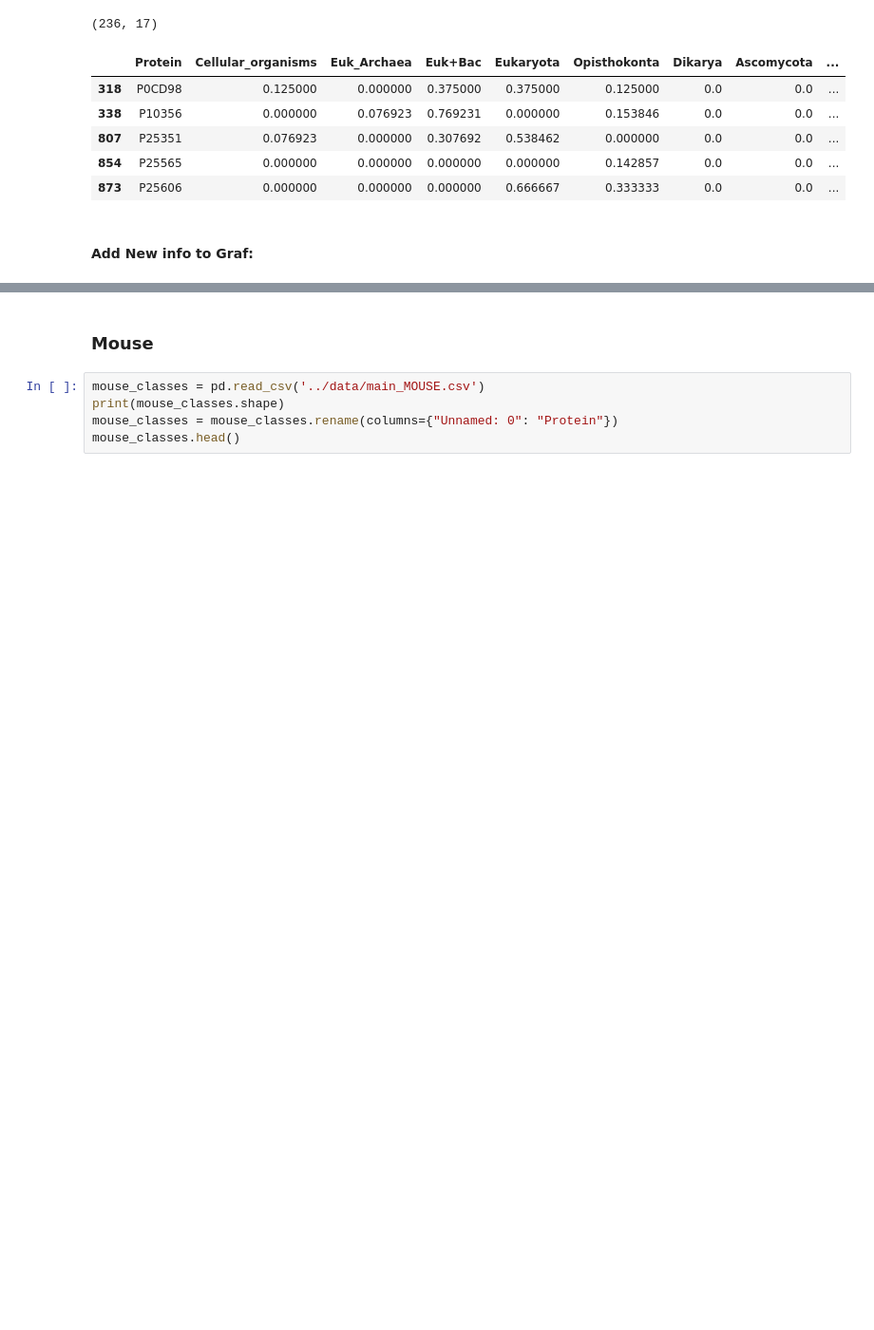
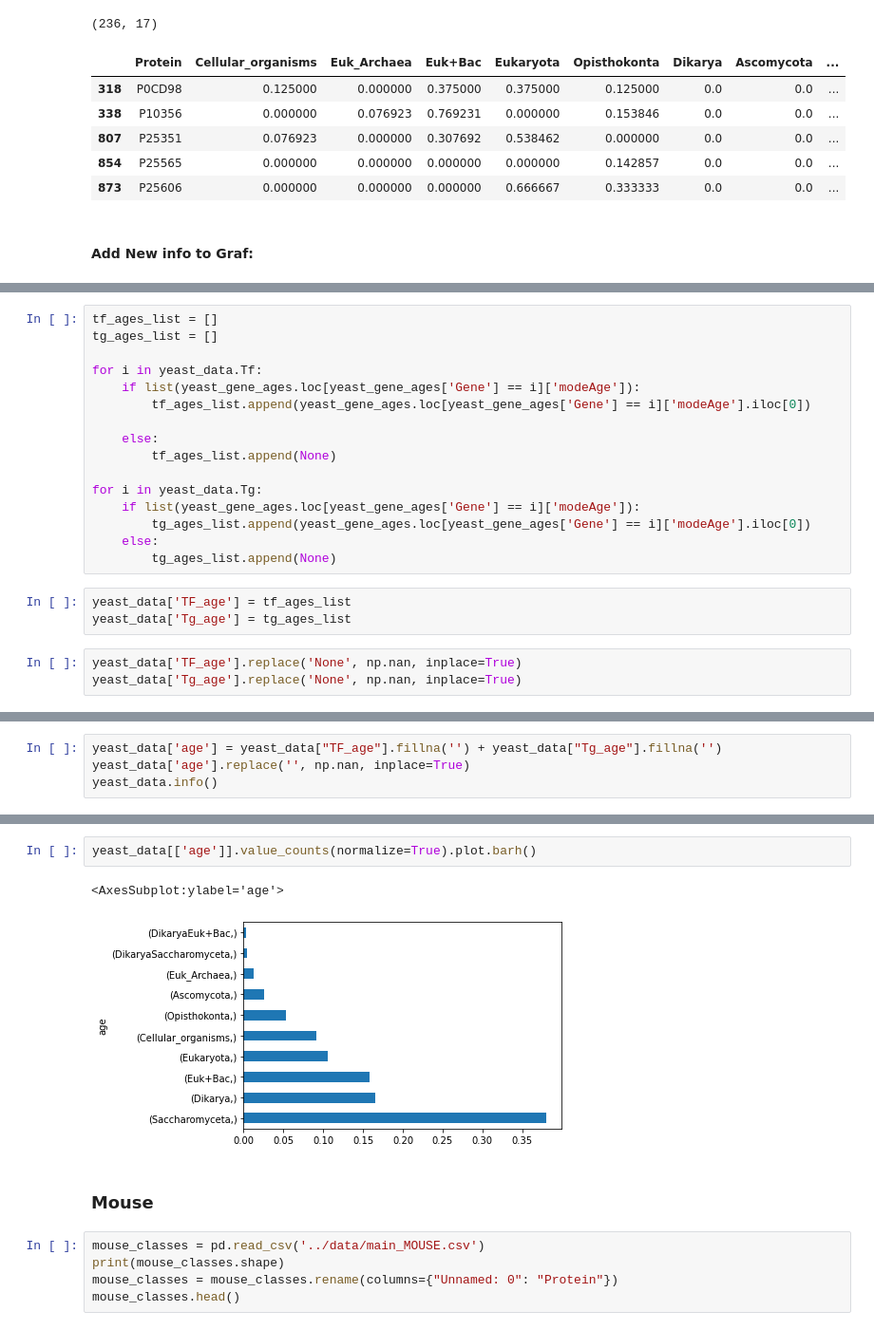
Before and after one commit to Freddsle/age_patterns, a Jupyter notebook: code/02_age_gene_classes.ipynb, the cells around one changed output, grey strips where cells are left out. Shown at 95% size. Cells and saved outputs as stored; diff of their text form; blank space fills up the shorter version.

Commit message:
yeast gene age classes

```diff
--- a/code/02_age_gene_classes.ipynb
+++ b/code/02_age_gene_classes.ipynb
@@ -142,0 +204,22 @@ yeast_gene_ages.head()
+# %%
+tf_ages_list = []
+tg_ages_list = []
+
+for i in yeast_data.Tf:
+    if list(yeast_gene_ages.loc[yeast_gene_ages['Gene'] == i]['modeAge']):
+        tf_ages_list.append(yeast_gene_ages.loc[yeast_gene_ages['Gene'] == i]['modeAge'].iloc[0])
+
+    else:
+        tf_ages_list.append(None)
+
+for i in yeast_data.Tg:
+    if list(yeast_gene_ages.loc[yeast_gene_ages['Gene'] == i]['modeAge']):
+        tg_ages_list.append(yeast_gene_ages.loc[yeast_gene_ages['Gene'] == i]['modeAge'].iloc[0])
+    else:
+        tg_ages_list.append(None)
+# %%
+yeast_data['TF_age'] = tf_ages_list
+yeast_data['Tg_age'] = tg_ages_list
+# %%
+yeast_data['TF_age'].replace('None', np.nan, inplace=True)
+yeast_data['Tg_age'].replace('None', np.nan, inplace=True)
@@ -142,0 +239,4 @@ yeast_gene_ages.head()
+# %%
+yeast_data['age'] = yeast_data["TF_age"].fillna('') + yeast_data["Tg_age"].fillna('')
+yeast_data['age'].replace('', np.nan, inplace=True)
+yeast_data.info()
@@ -143,3 +320,8 @@ yeast_gene_ages.head()
+# %%
+yeast_data[['age']].value_counts(normalize=True).plot.barh()
+# %% [output]
+<AxesSubplot:ylabel='age'>
+[figure, added]
 # %% [markdown]
 ### Mouse
 # %%
```
Also changed, not shown: parts of 19 cells of this notebook, 4 other files.
